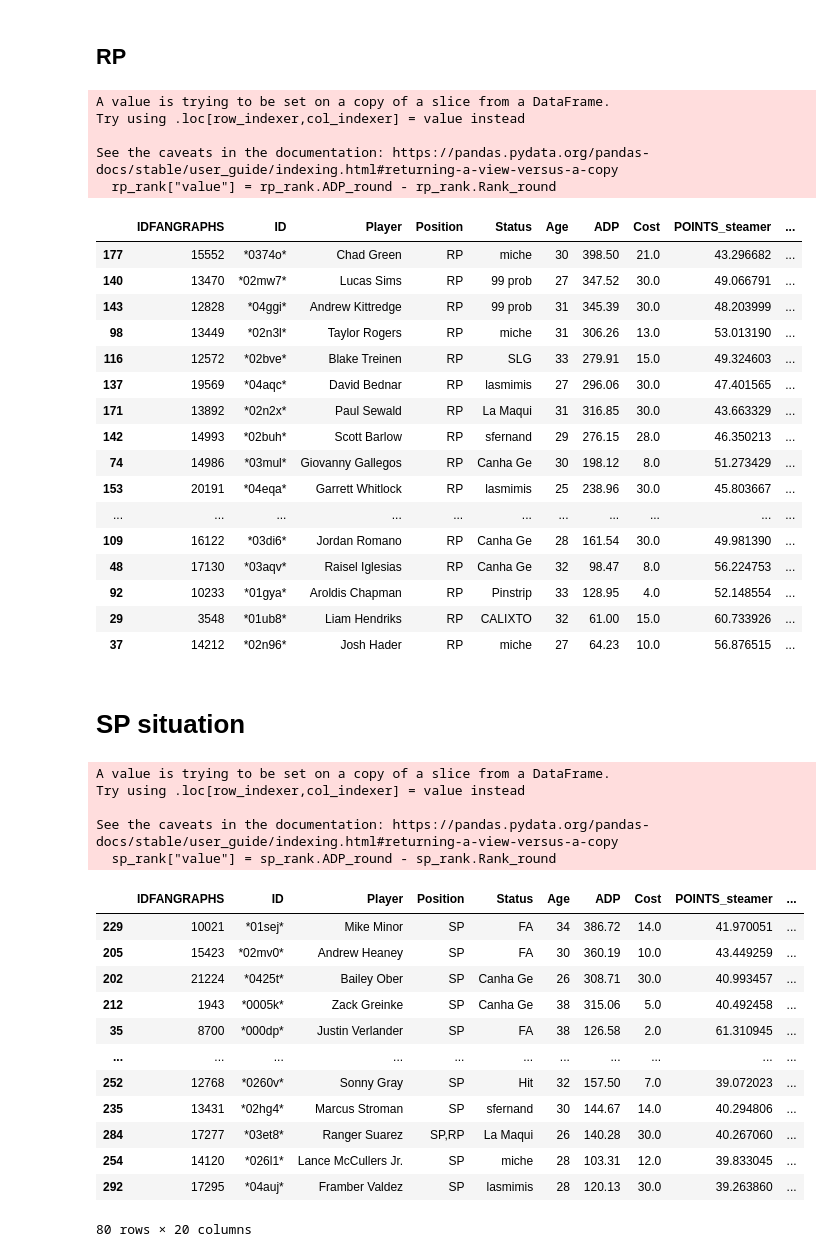
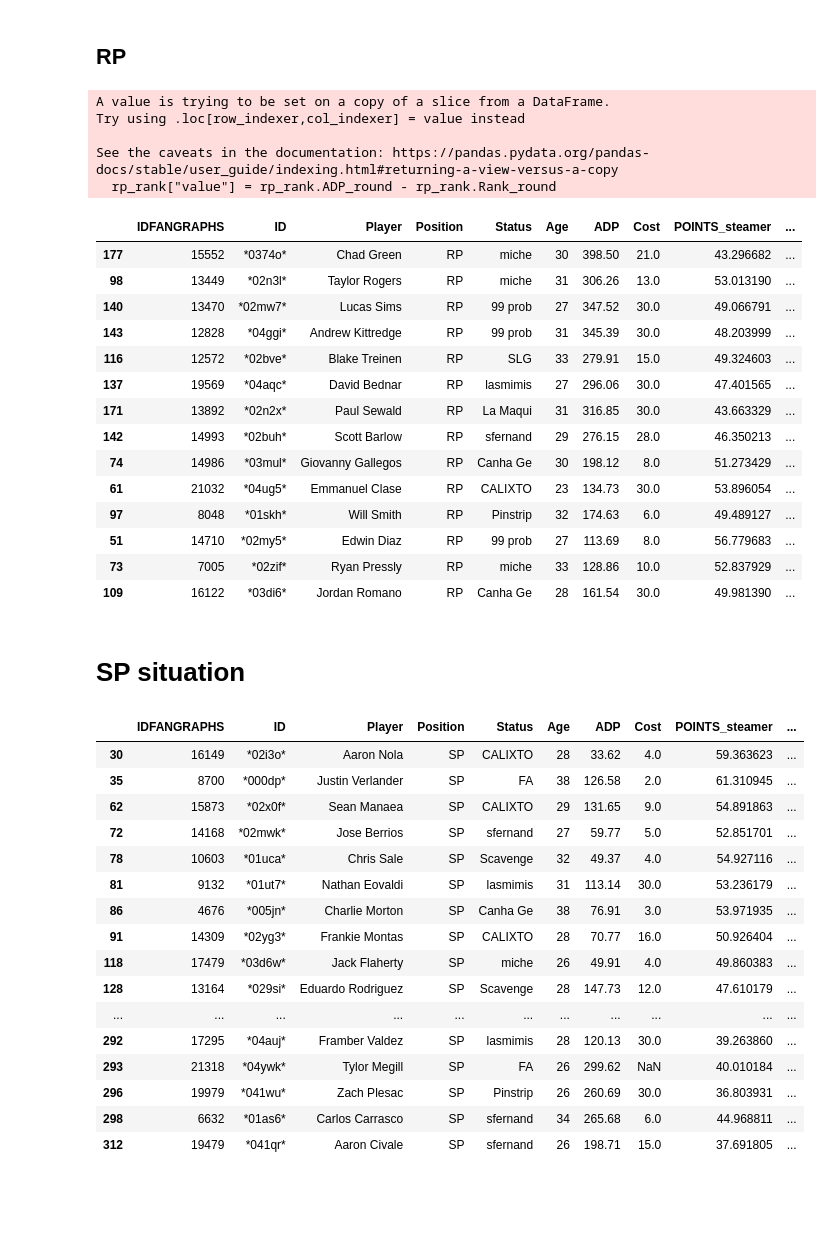
Before and after one commit to mitchv34/fantasy_baseball_tools, a Jupyter notebook: draft.ipynb, the cells around one changed output. Cells and saved outputs as stored; diff of their text form; code cells hidden in the pictures; blank space fills up the shorter version.

```diff
--- a/draft.ipynb
+++ b/draft.ipynb
@@ -9 +6,7 @@ league_stat_cast = pd.read_csv('/root/Work/fantasy_baseball/fantasy_baseball_too
+# %%
+league_rank = pd.read_csv('./data/proc/league_player_list_with_ranks.csv')#.set_index('ID')
+league_stat_cast = pd.read_csv('./data/proc/league_player_list_with_statcast.csv')#.set_index('ID')
+league_keepers = pd.read_csv('data/proc/league_keeper_list.csv')#.set_index('ID')
+league_rank = league_rank[league_rank.ID.apply(lambda x: x  not in league_keepers.ID.values)]
+league_stat_cast = league_stat_cast[league_stat_cast.ID.apply(lambda x: x  not in league_keepers.ID.values)]
 # %%
@@ -135,45 +150,42 @@ See the caveats in the documentation: https://pandas.pydata.org/pandas-docs/stab
   rp_rank["value"] = rp_rank.ADP_round - rp_rank.Rank_round
 |  | IDFANGRAPHS | ID | Player | Position | Status | Age | ADP | Cost | POINTS_steamer | ... |
 | 177 | 15552 | *0374o* | Chad Green | RP | miche | 30 | 398.50 | 21.0 | 43.296682 | ... |
+| 98 | 13449 | *02n3l* | Taylor Rogers | RP | miche | 31 | 306.26 | 13.0 | 53.013190 | ... |
 | 140 | 13470 | *02mw7* | Lucas Sims | RP | 99 prob | 27 | 347.52 | 30.0 | 49.066791 | ... |
 | 143 | 12828 | *04ggi* | Andrew Kittredge | RP | 99 prob | 31 | 345.39 | 30.0 | 48.203999 | ... |
-| 98 | 13449 | *02n3l* | Taylor Rogers | RP | miche | 31 | 306.26 | 13.0 | 53.013190 | ... |
 | 116 | 12572 | *02bve* | Blake Treinen | RP | SLG | 33 | 279.91 | 15.0 | 49.324603 | ... |
 | 137 | 19569 | *04aqc* | David Bednar | RP | lasmimis | 27 | 296.06 | 30.0 | 47.401565 | ... |
 | 171 | 13892 | *02n2x* | Paul Sewald | RP | La Maqui | 31 | 316.85 | 30.0 | 43.663329 | ... |
 | 142 | 14993 | *02buh* | Scott Barlow | RP | sfernand | 29 | 276.15 | 28.0 | 46.350213 | ... |
 | 74 | 14986 | *03mul* | Giovanny Gallegos | RP | Canha Ge | 30 | 198.12 | 8.0 | 51.273429 | ... |
-| 153 | 20191 | *04eqa* | Garrett Whitlock | RP | lasmimis | 25 | 238.96 | 30.0 | 45.803667 | ... |
-| ... | ... | ... | ... | ... | ... | ... | ... | ... | ... | ... |
+| 61 | 21032 | *04ug5* | Emmanuel Clase | RP | CALIXTO | 23 | 134.73 | 30.0 | 53.896054 | ... |
+| 97 | 8048 | *01skh* | Will Smith | RP | Pinstrip | 32 | 174.63 | 6.0 | 49.489127 | ... |
+| 51 | 14710 | *02my5* | Edwin Diaz | RP | 99 prob | 27 | 113.69 | 8.0 | 56.779683 | ... |
+| 73 | 7005 | *02zif* | Ryan Pressly | RP | miche | 33 | 128.86 | 10.0 | 52.837929 | ... |
 | 109 | 16122 | *03di6* | Jordan Romano | RP | Canha Ge | 28 | 161.54 | 30.0 | 49.981390 | ... |
-| 48 | 17130 | *03aqv* | Raisel Iglesias | RP | Canha Ge | 32 | 98.47 | 8.0 | 56.224753 | ... |
-| 92 | 10233 | *01gya* | Aroldis Chapman | RP | Pinstrip | 33 | 128.95 | 4.0 | 52.148554 | ... |
-| 29 | 3548 | *01ub8* | Liam Hendriks | RP | CALIXTO | 32 | 61.00 | 15.0 | 60.733926 | ... |
-| 37 | 14212 | *02n96* | Josh Hader | RP | miche | 27 | 64.23 | 10.0 | 56.876515 | ... |
 # %% [markdown]
 # SP situation
 # %%
 sp_rank = filt_by_position(league_rank, 'sp')
-sp_rank["value"] = sp_rank.ADP_round - sp_rank.Rank_round
-sp_rank = sp_rank[sp_rank.Rank_round <= 25]
-sp_rank.sort_values('value', ascending=False)
+# sp_rank["value"] = sp_rank.ADP_round - sp_rank.Rank_round
+# sp_rank = sp_rank[sp_rank.Rank_round <= 25]
+sp_rank.sort_values('Rank', ascending=True).head(50)
 # %% [output]
-A value is trying to be set on a copy of a slice from a DataFrame.
-Try using .loc[row_indexer,col_indexer] = value instead
-
-See the caveats in the documentation: https://pandas.pydata.org/pandas-docs/stable/user_guide/indexing.html#returning-a-view-versus-a-copy
-  sp_rank["value"] = sp_rank.ADP_round - sp_rank.Rank_round
 |  | IDFANGRAPHS | ID | Player | Position | Status | Age | ADP | Cost | POINTS_steamer | ... |
-| 229 | 10021 | *01sej* | Mike Minor | SP | FA | 34 | 386.72 | 14.0 | 41.970051 | ... |
-| 205 | 15423 | *02mv0* | Andrew Heaney | SP | FA | 30 | 360.19 | 10.0 | 43.449259 | ... |
-| 202 | 21224 | *0425t* | Bailey Ober | SP | Canha Ge | 26 | 308.71 | 30.0 | 40.993457 | ... |
-| 212 | 1943 | *0005k* | Zack Greinke | SP | Canha Ge | 38 | 315.06 | 5.0 | 40.492458 | ... |
+| 30 | 16149 | *02i3o* | Aaron Nola | SP | CALIXTO | 28 | 33.62 | 4.0 | 59.363623 | ... |
 | 35 | 8700 | *000dp* | Justin Verlander | SP | FA | 38 | 126.58 | 2.0 | 61.310945 | ... |
+| 62 | 15873 | *02x0f* | Sean Manaea | SP | CALIXTO | 29 | 131.65 | 9.0 | 54.891863 | ... |
+| 72 | 14168 | *02mwk* | Jose Berrios | SP | sfernand | 27 | 59.77 | 5.0 | 52.851701 | ... |
+| 78 | 10603 | *01uca* | Chris Sale | SP | Scavenge | 32 | 49.37 | 4.0 | 54.927116 | ... |
+| 81 | 9132 | *01ut7* | Nathan Eovaldi | SP | lasmimis | 31 | 113.14 | 30.0 | 53.236179 | ... |
+| 86 | 4676 | *005jn* | Charlie Morton | SP | Canha Ge | 38 | 76.91 | 3.0 | 53.971935 | ... |
+| 91 | 14309 | *02yg3* | Frankie Montas | SP | CALIXTO | 28 | 70.77 | 16.0 | 50.926404 | ... |
+| 118 | 17479 | *03d6w* | Jack Flaherty | SP | miche | 26 | 49.91 | 4.0 | 49.860383 | ... |
+| 128 | 13164 | *029si* | Eduardo Rodriguez | SP | Scavenge | 28 | 147.73 | 12.0 | 47.610179 | ... |
 | ... | ... | ... | ... | ... | ... | ... | ... | ... | ... | ... |
-| 252 | 12768 | *0260v* | Sonny Gray | SP | Hit | 32 | 157.50 | 7.0 | 39.072023 | ... |
-| 235 | 13431 | *02hg4* | Marcus Stroman | SP | sfernand | 30 | 144.67 | 14.0 | 40.294806 | ... |
-| 284 | 17277 | *03et8* | Ranger Suarez | SP,RP | La Maqui | 26 | 140.28 | 30.0 | 40.267060 | ... |
-| 254 | 14120 | *026l1* | Lance McCullers Jr. | SP | miche | 28 | 103.31 | 12.0 | 39.833045 | ... |
 | 292 | 17295 | *04auj* | Framber Valdez | SP | lasmimis | 28 | 120.13 | 30.0 | 39.263860 | ... |
+| 293 | 21318 | *04ywk* | Tylor Megill | SP | FA | 26 | 299.62 | NaN | 40.010184 | ... |
+| 296 | 19979 | *041wu* | Zach Plesac | SP | Pinstrip | 26 | 260.69 | 30.0 | 36.803931 | ... |
+| 298 | 6632 | *01as6* | Carlos Carrasco | SP | sfernand | 34 | 265.68 | 6.0 | 44.968811 | ... |
+| 312 | 19479 | *041qr* | Aaron Civale | SP | sfernand | 26 | 198.71 | 15.0 | 37.691805 | ... |
-80 rows × 20 columns
 # %%
```
Also changed, not shown: parts of 13 cells of this notebook, 7 other files.
